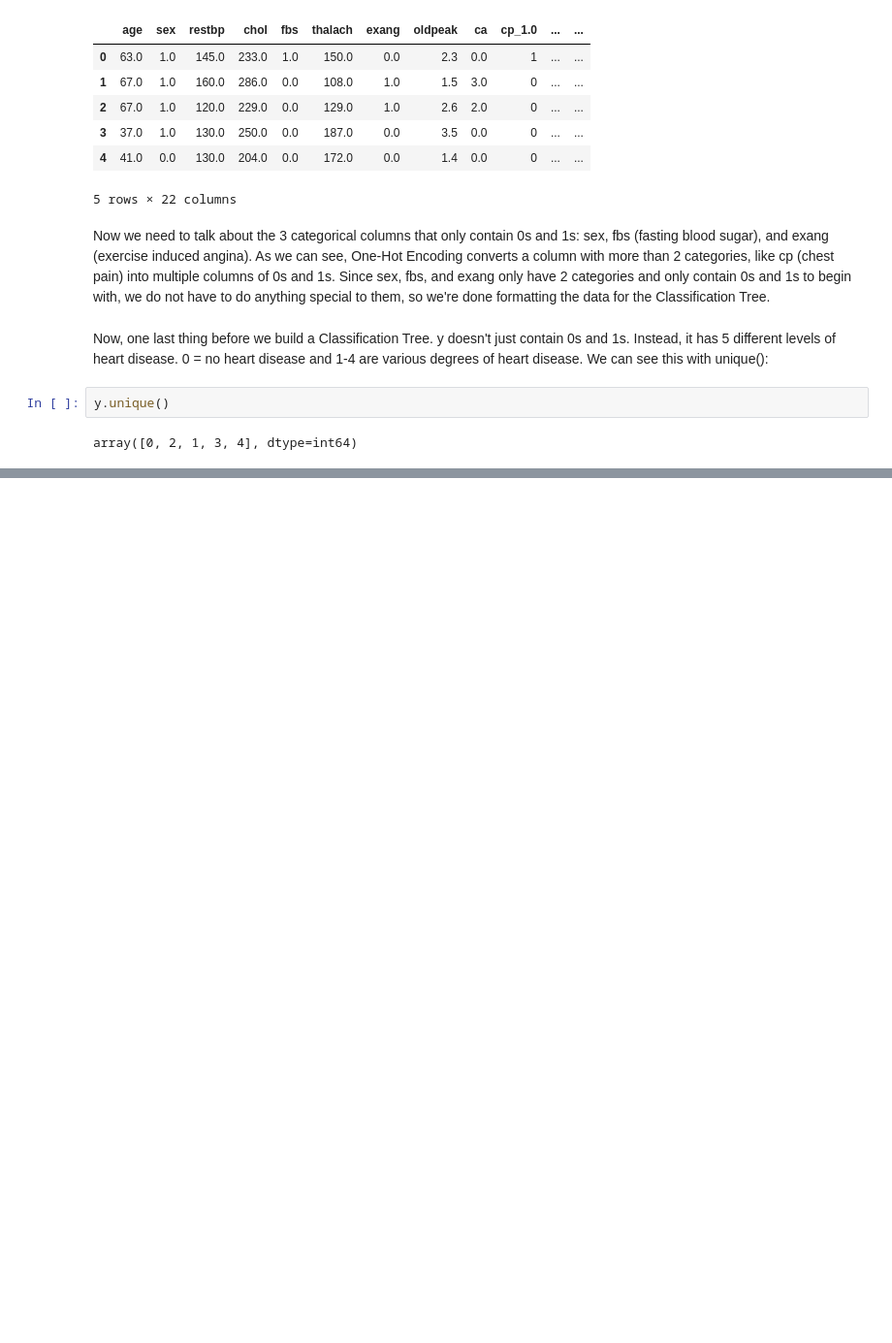
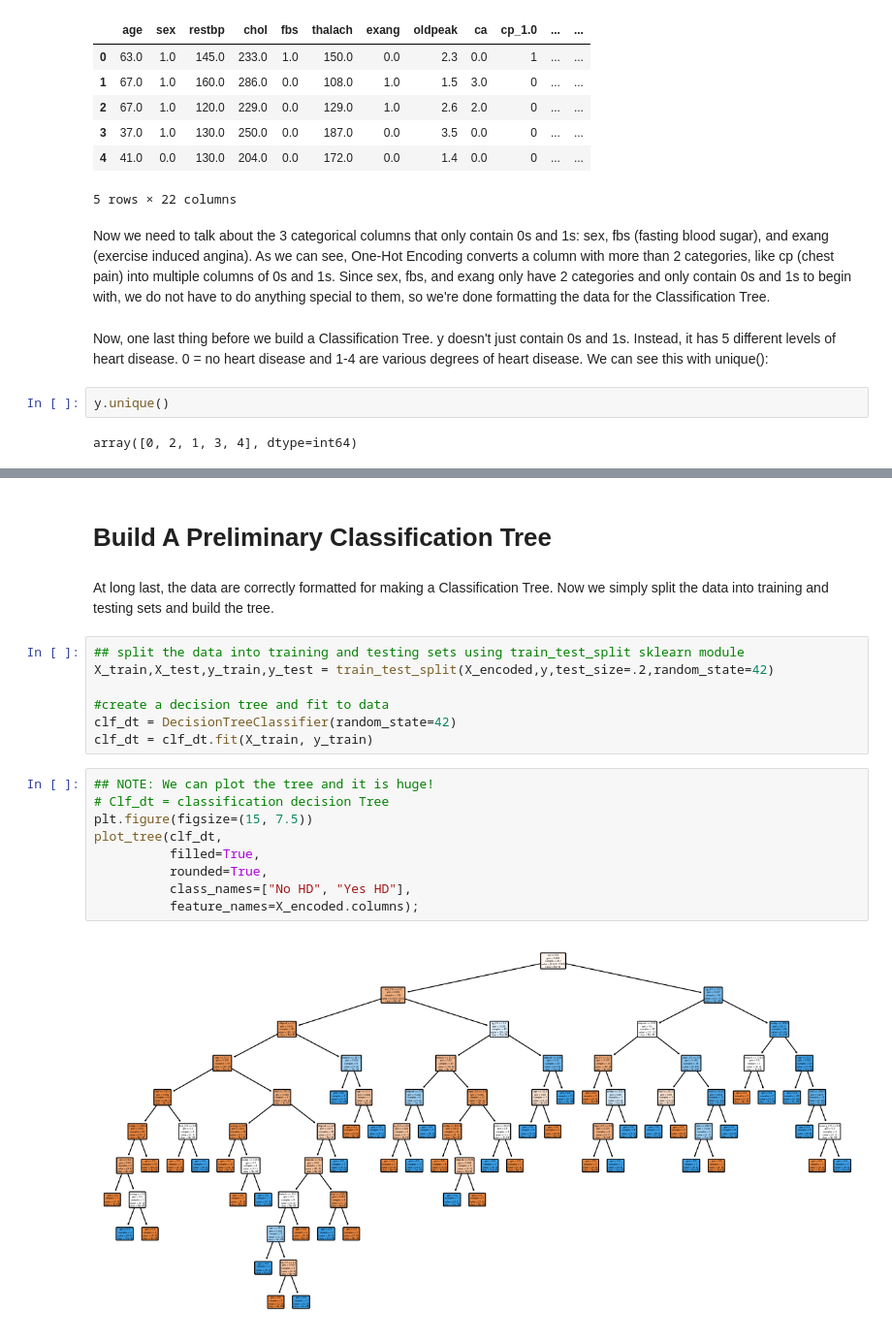
Before and after one commit to NewCodeLearner/ML_Algorithms, a Jupyter notebook: Classification_DecisionTrees_in_python.ipynb, the cells around one changed output, grey strips where cells are left out. Shown at 97% size. Saved outputs shown, nothing was run; the diff lists cells and outputs as text; blank space fills up the shorter version.

Commit message:
Build a classification tree and plotted confusion matrix

```diff
--- a/Classification_DecisionTrees_in_python.ipynb
+++ b/Classification_DecisionTrees_in_python.ipynb
@@ -240,0 +241,22 @@ TypeError: 'int' object does not support item assignment
+# %% [markdown]
+# Build A Preliminary Classification Tree
+# %% [markdown]
+At long last, the data are correctly formatted for making a Classification Tree. Now we simply split the data into training and testing sets and build the tree.
+# %%
+## split the data into training and testing sets using train_test_split sklearn module
+X_train,X_test,y_train,y_test = train_test_split(X_encoded,y,test_size=.2,random_state=42)
+
+#create a decision tree and fit to data
+clf_dt = DecisionTreeClassifier(random_state=42)
+clf_dt = clf_dt.fit(X_train, y_train)
+# %%
+## NOTE: We can plot the tree and it is huge!
+# Clf_dt = classification decision Tree
+plt.figure(figsize=(15, 7.5))
+plot_tree(clf_dt,
+          filled=True,
+          rounded=True,
+          class_names=["No HD", "Yes HD"],
+          feature_names=X_encoded.columns);
+# %% [output]
+[figure, added]
```
Also changed, not shown: parts of 1 cell of this notebook.
